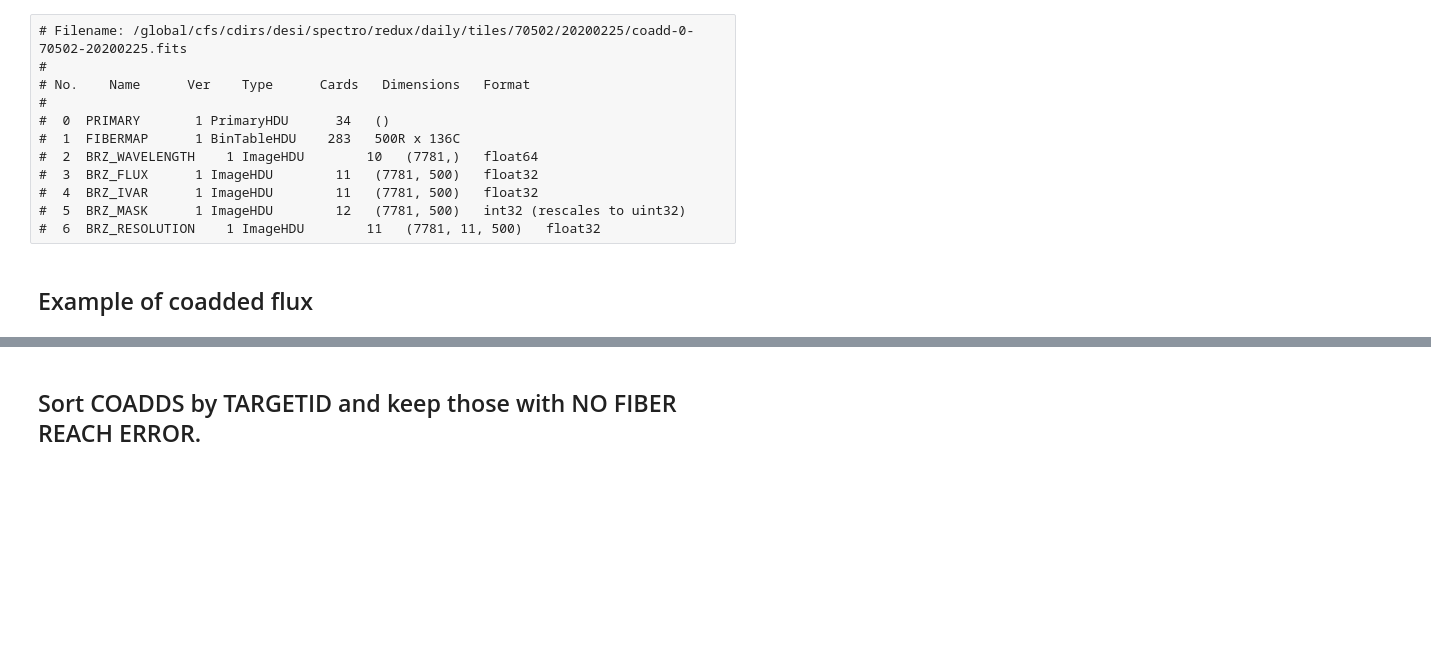
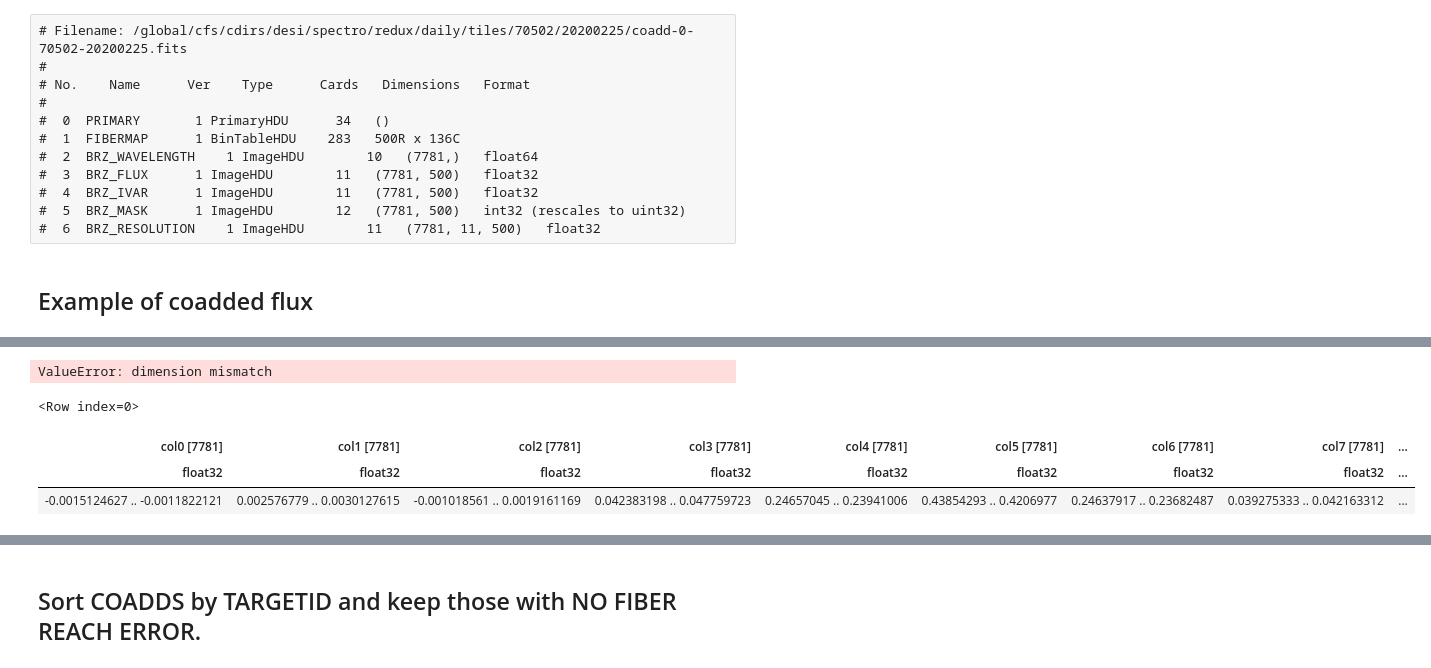
Before and after one commit to SgmAstro/MINISV, a Jupyter notebook: zs.ipynb, the cells around one changed output, grey strips where cells are left out. Saved outputs shown, nothing was run; the diff lists cells and outputs as text; code cells hidden in the pictures; blank space fills up the shorter version.

```diff
--- a/zs.ipynb
+++ b/zs.ipynb
@@ -207,0 +213,29 @@ for i, x in enumerate(acoadds_flux[:10]):
+# %%
+i        = 0
+zbest    = Table(azbests)[0]
+res      = acoadds_res[0]
+
+z        = zbest['Z']
+targetid = zbest['TARGETID']
+spectype = zbest['SPECTYPE'].strip()
+subtype  = zbest['SUBTYPE'].strip()
+
+fulltype = (spectype, subtype)
+
+ncoeff   = templates[fulltype].flux.shape[0]
+coeff    = zbest['COEFF'][0:ncoeff]
+
+tflux    = templates[fulltype].flux.T.dot(coeff)
+twave    = templates[fulltype].wave * (1. + z)
+
+R        = Resolution(res)
+txflux   = R.dot(resample_flux(twave, twave, tflux))
+# %% [output]
+ValueError: dimension mismatch
+# %%
+Table(acoadds_res)[0]
+# %% [output]
+<Row index=0>
+| col0 [7781] | col1 [7781] | col2 [7781] | col3 [7781] | col4 [7781] | col5 [7781] | col6 [7781] | col7 [7781] | ... |
+| float32 | float32 | float32 | float32 | float32 | float32 | float32 | float32 | ... |
+| -0.0015124627 .. -0.0011822121 | 0.002576779 .. 0.0030127615 | -0.001018561 .. 0.0019161169 | 0.042383198 .. 0.047759723 | 0.24657045 .. 0.23941006 | 0.43854293 .. 0.4206977 | 0.24637917 .. 0.23682487 | 0.039275333 .. 0.042163312 | ... |
```
Also changed, not shown: parts of 29 cells of this notebook.
